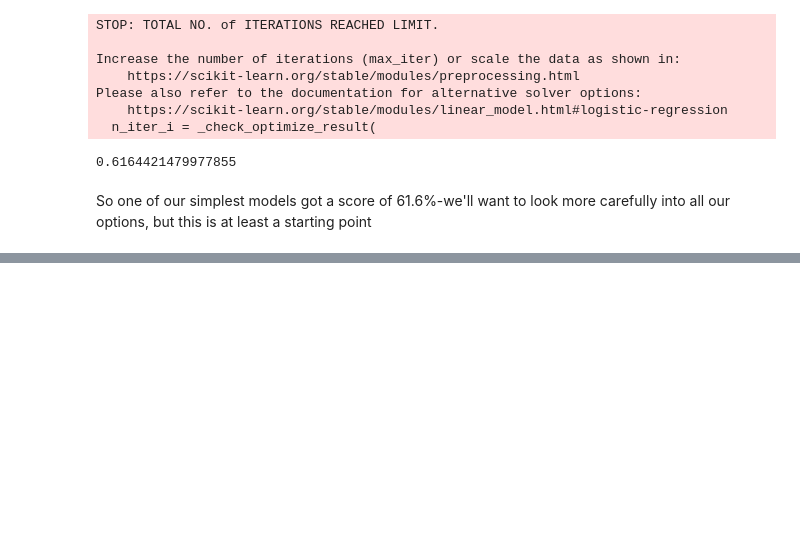
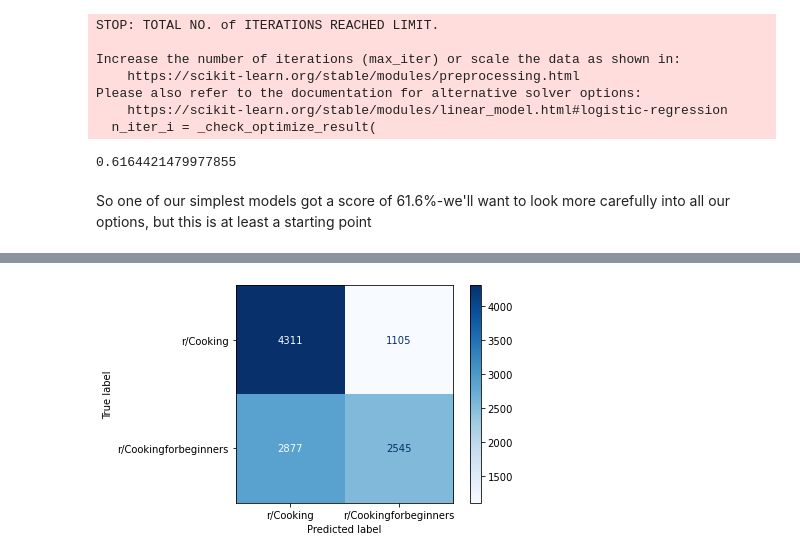
Before and after one commit to knambiar96/reddit-classification-nlp, a Jupyter notebook: code/Karthik-p3-data-analysis.ipynb, the cells around one changed output, grey strips where cells are left out. Drawn from its saved outputs; the diff is of its cells as text; code cells hidden in the pictures; blank space fills up the shorter version.

```diff
--- a/code/Karthik-p3-data-analysis.ipynb
+++ b/code/Karthik-p3-data-analysis.ipynb
@@ -149,0 +211,20 @@ So one of our simplest models got a score of 61.6%-we'll want to look more caref
+# %%
+pipe3 = Pipeline([
+    ('cv', CountVectorizer()),
+    ('etc', ExtraTreesClassifier(n_jobs=-1,random_state=815))
+])
+# %%
+params3 = {
+    'cv__max_df' : [0.8,0.9,1],
+    'cv__ngram_range' : [(1,1),(1,2),(2,2)],
+    'cv__strip_accents' : ['ascii','unicode'],
+    'cv__max_features' : [None,1000,750],
+    'etc__max_features' : ['auto','log2'],
+    'etc__ccp_alpha' : [0.0,0.5,1],
+    'etc__min_samples_split' : [2,3,4,5],
+    'etc__criterion' : ['gini','entropy'],
+    'etc__n_estimators' : [100,50,200,75]
+}
+rsc2 = RandomizedSearchCV(pipe3, param_distributions=params3,n_iter=60,n_jobs=-1)
+# %%
+rsc2.fit(X_train,y_train)
@@ -149,0 +309,4 @@ So one of our simplest models got a score of 61.6%-we'll want to look more caref
+# %%
+ConfusionMatrixDisplay.from_estimator(rsc2,X_test,y_test,cmap='Blues');
+# %% [output]
+[figure, added]
```
Also changed, not shown: parts of 30 cells of this notebook.
